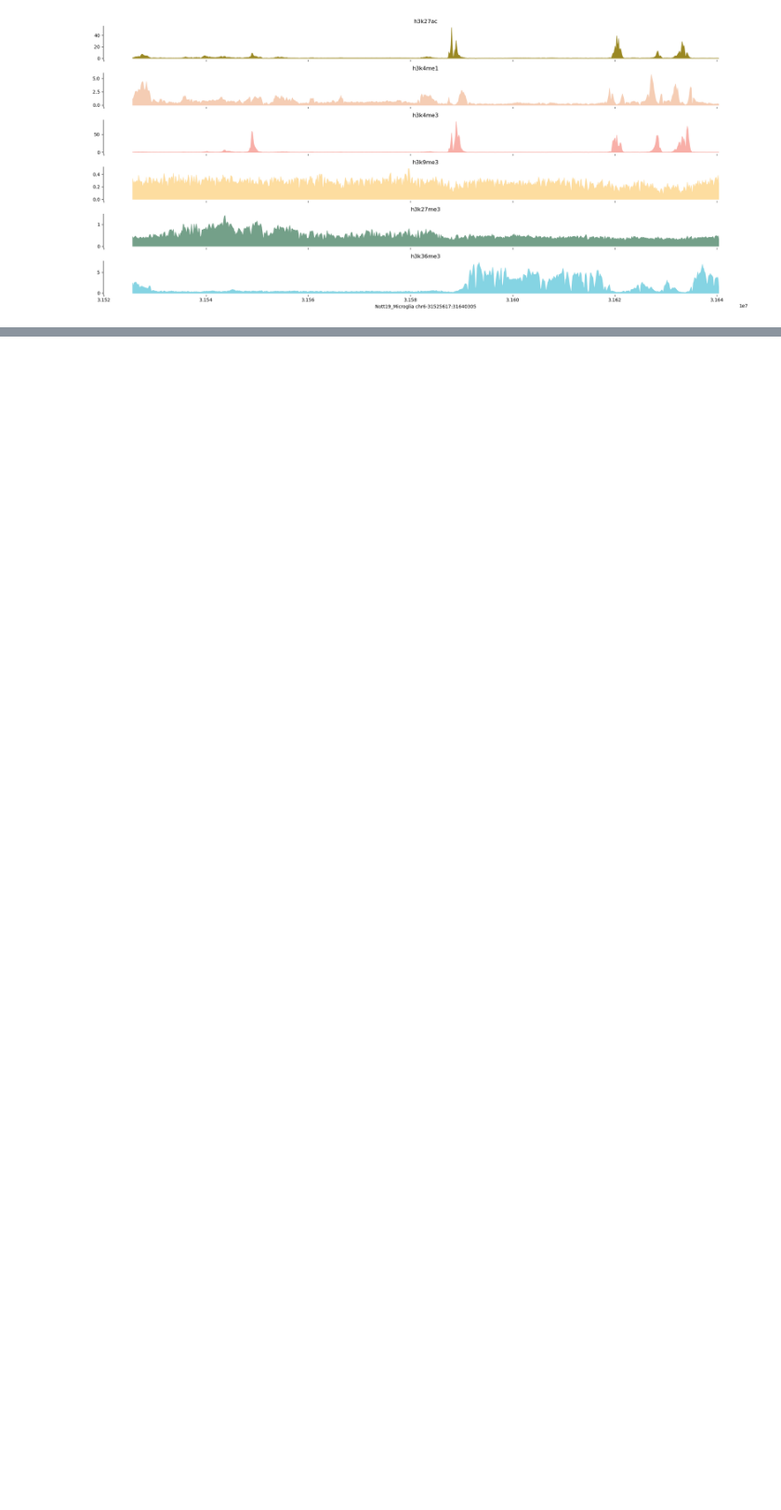
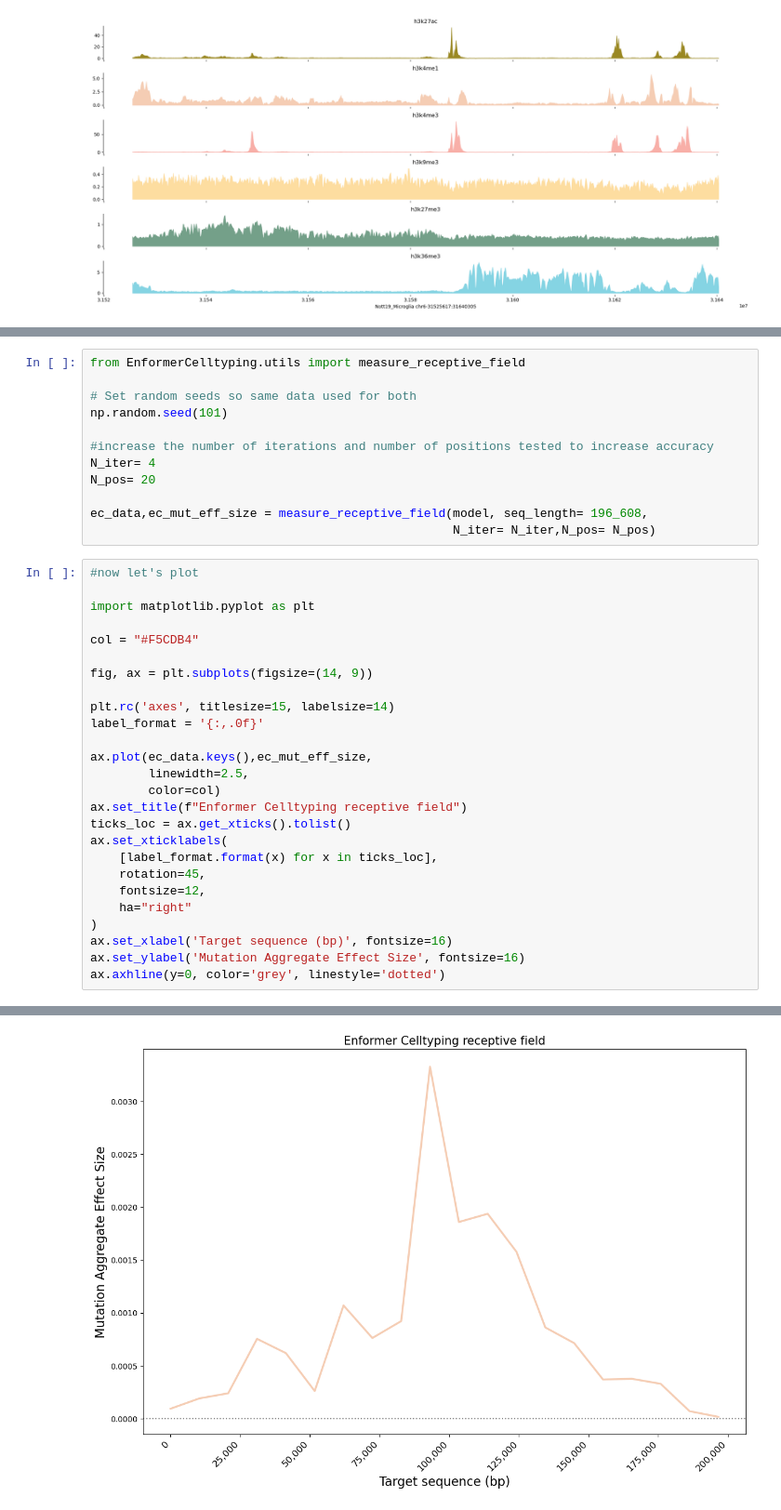
Before and after one commit to neurogenomics/EnformerCelltyping, a Jupyter notebook: using_enformer_celltyping.ipynb, the cells around one changed output, grey strips where cells are left out. Shown at 93% size. Cells and saved outputs as stored; diff of their text form; blank space fills up the shorter version.

Commit message:
Enformer Celltyping uses tutorial - receptive field

```diff
--- a/using_enformer_celltyping.ipynb
+++ b/using_enformer_celltyping.ipynb
@@ -173,0 +180,39 @@ python ./bin/predict_genome.py -c Nott19_Microglia -p data/demo/Nott19_Microglia
+# %%
+from EnformerCelltyping.utils import measure_receptive_field
+
+# Set random seeds so same data used for both
+np.random.seed(101)
+
+#increase the number of iterations and number of positions tested to increase accuracy
+N_iter= 4
+N_pos= 20
+
+ec_data,ec_mut_eff_size = measure_receptive_field(model, seq_length= 196_608,
+                                                  N_iter= N_iter,N_pos= N_pos)
+# %%
+#now let's plot
+
+import matplotlib.pyplot as plt
+
+col = "#F5CDB4"
+
+fig, ax = plt.subplots(figsize=(14, 9))
+
+plt.rc('axes', titlesize=15, labelsize=14)
+label_format = '{:,.0f}'
+
+ax.plot(ec_data.keys(),ec_mut_eff_size,
+        linewidth=2.5,
+        color=col)
+ax.set_title(f"Enformer Celltyping receptive field")
+ticks_loc = ax.get_xticks().tolist()
+ax.set_xticklabels(
+    [label_format.format(x) for x in ticks_loc],
+    rotation=45,
+    fontsize=12,
+    ha="right"
+)
+ax.set_xlabel('Target sequence (bp)', fontsize=16)
+ax.set_ylabel('Mutation Aggregate Effect Size', fontsize=16)
+ax.axhline(y=0, color='grey', linestyle='dotted')
+# %% [output]
@@ -173,0 +220 @@ python ./bin/predict_genome.py -c Nott19_Microglia -p data/demo/Nott19_Microglia
+[figure, added]
```
Also changed, not shown: parts of 4 cells of this notebook, 1 other file.
